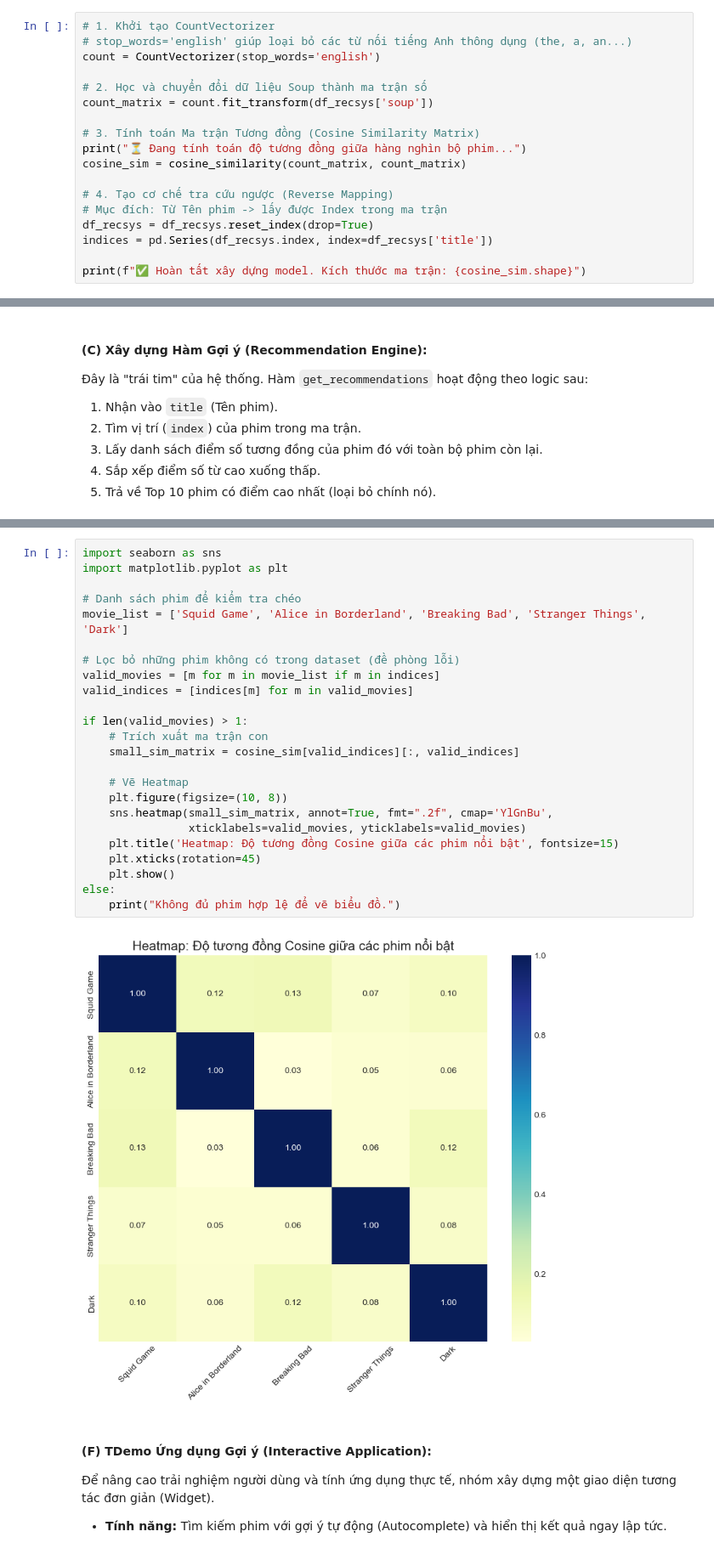
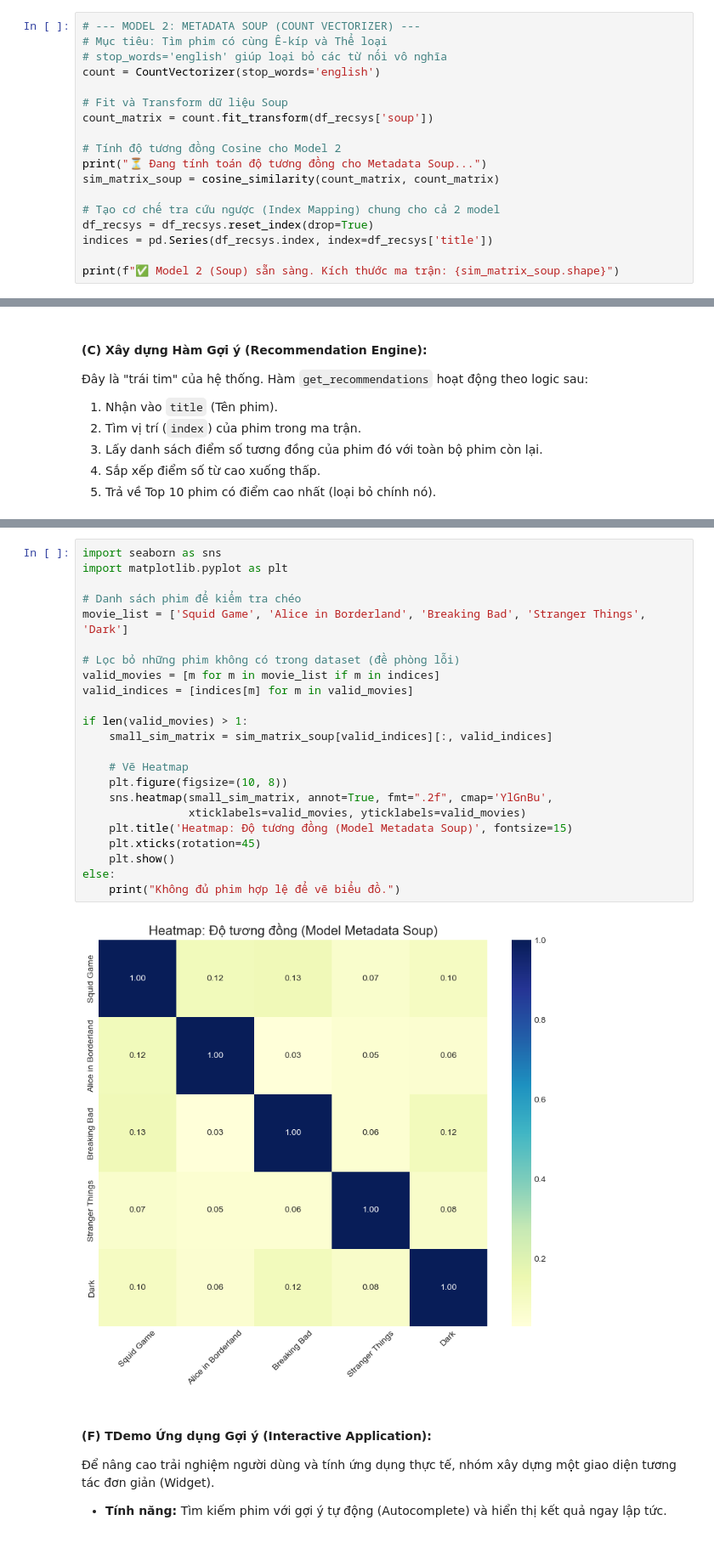
Before and after one commit to trungkienjjj/ds-netflix-analysis, a Jupyter notebook: final_Hieu.ipynb, the cells around one changed output, grey strips where cells are left out. Shown at 85% size. Saved outputs shown, nothing was run; the diff lists cells and outputs as text.

Commit message:
+1 model, chỉnh sửa nội dung

```diff
--- a/final_Hieu.ipynb
+++ b/final_Hieu.ipynb
@@ -1487,19 +1481,19 @@ Trong bước này, chúng ta chuyển đổi văn bản (Soup) thành các con
 # %%
-# 1. Khởi tạo CountVectorizer
-# stop_words='english' giúp loại bỏ các từ nối tiếng Anh thông dụng (the, a, an...)
+# --- MODEL 2: METADATA SOUP (COUNT VECTORIZER) ---
+# Mục tiêu: Tìm phim có cùng Ê-kíp và Thể loại
+# stop_words='english' giúp loại bỏ các từ nối vô nghĩa
 count = CountVectorizer(stop_words='english')
 
-# 2. Học và chuyển đổi dữ liệu Soup thành ma trận số
+# Fit và Transform dữ liệu Soup
 count_matrix = count.fit_transform(df_recsys['soup'])
 
-# 3. Tính toán Ma trận Tương đồng (Cosine Similarity Matrix)
-print("⏳ Đang tính toán độ tương đồng giữa hàng nghìn bộ phim...")
-cosine_sim = cosine_similarity(count_matrix, count_matrix)
+# Tính độ tương đồng Cosine cho Model 2
+print("⏳ Đang tính toán độ tương đồng cho Metadata Soup...")
+sim_matrix_soup = cosine_similarity(count_matrix, count_matrix)
 
-# 4. Tạo cơ chế tra cứu ngược (Reverse Mapping)
-# Mục đích: Từ Tên phim -> lấy được Index trong ma trận
+# Tạo cơ chế tra cứu ngược (Index Mapping) chung cho cả 2 model
 df_recsys = df_recsys.reset_index(drop=True)
 indices = pd.Series(df_recsys.index, index=df_recsys['title'])
 
-print(f"✅ Hoàn tất xây dựng model. Kích thước ma trận: {cosine_sim.shape}")
+print(f"✅ Model 2 (Soup) sẵn sàng. Kích thước ma trận: {sim_matrix_soup.shape}")
 # %% [output]
@@ -1574,29 +1611,28 @@ Dựa trên kết quả trả về, ta thấy mô hình hoạt động rất hi
 # %%
 import seaborn as sns
 import matplotlib.pyplot as plt
 
 # Danh sách phim để kiểm tra chéo
 movie_list = ['Squid Game', 'Alice in Borderland', 'Breaking Bad', 'Stranger Things', 'Dark']
 
 # Lọc bỏ những phim không có trong dataset (đề phòng lỗi)
 valid_movies = [m for m in movie_list if m in indices]
 valid_indices = [indices[m] for m in valid_movies]
 
 if len(valid_movies) > 1:
-    # Trích xuất ma trận con
-    small_sim_matrix = cosine_sim[valid_indices][:, valid_indices]
+    small_sim_matrix = sim_matrix_soup[valid_indices][:, valid_indices]
 
     # Vẽ Heatmap
     plt.figure(figsize=(10, 8))
     sns.heatmap(small_sim_matrix, annot=True, fmt=".2f", cmap='YlGnBu',
                 xticklabels=valid_movies, yticklabels=valid_movies)
-    plt.title('Heatmap: Độ tương đồng Cosine giữa các phim nổi bật', fontsize=15)
+    plt.title('Heatmap: Độ tương đồng (Model Metadata Soup)', fontsize=15)
     plt.xticks(rotation=45)
     plt.show()
 else:
     print("Không đủ phim hợp lệ để vẽ biểu đồ.")
 # %% [output]
-[figure, old version]
+[figure, new version]
 # %% [markdown]
 #### **(F) TDemo Ứng dụng Gợi ý (Interactive Application)**:
 
```
Also changed, not shown: parts of 11 cells of this notebook.
